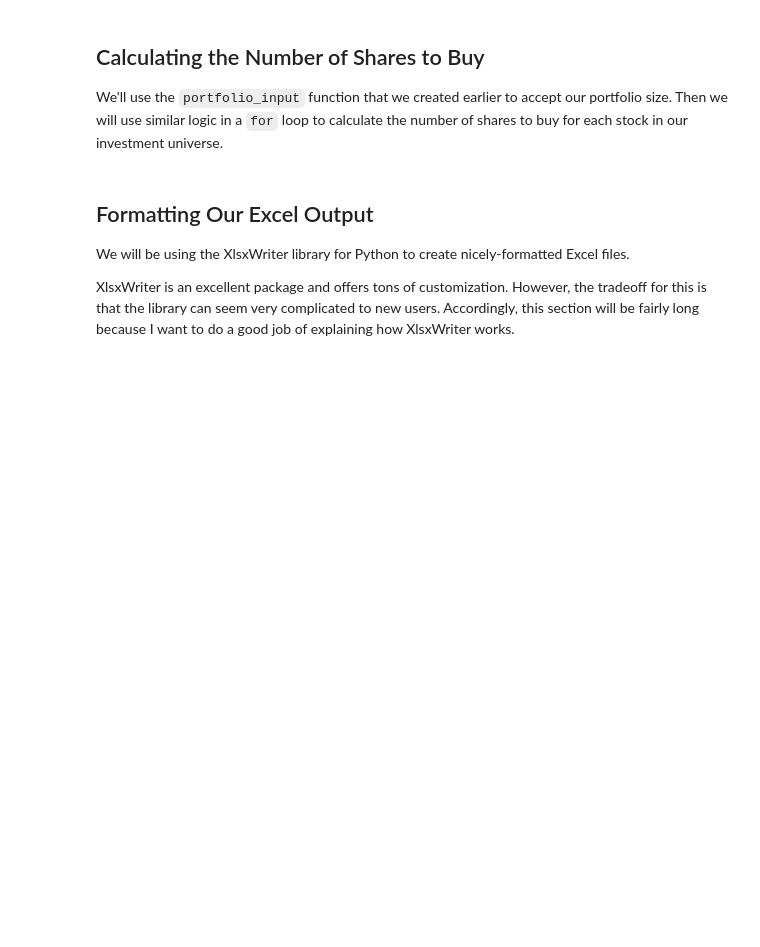
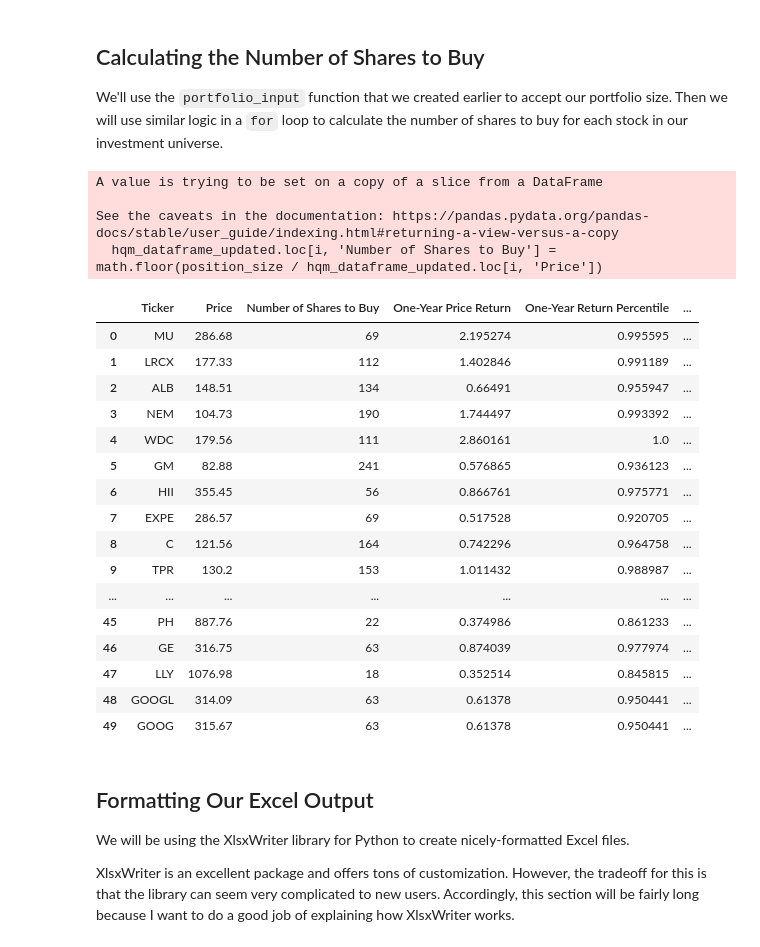
Before and after one commit to JeffreyPatino/algorithmic-trading-python, a Jupyter notebook: starter_files/002_quantitative_momentum_strategy.ipynb, the cells around one changed output. Saved outputs shown, nothing was run; the diff lists cells and outputs as text; code cells hidden in the pictures; blank space fills up the shorter version.

```diff
--- a/starter_files/002_quantitative_momentum_strategy.ipynb
+++ b/starter_files/002_quantitative_momentum_strategy.ipynb
@@ -80,3 +177,10 @@ Now we need to create a blank DataFrame and add our data to the data frame one-b
 The investment strategy that we're building seeks to identify the 50 highest-momentum stocks in the S&P 500.
 
 Because of this, the next thing we need to do is remove all the stocks in our DataFrame that fall below this momentum threshold. We'll sort the DataFrame by the stocks' one-year price return, and drop all stocks outside the top 50.
+# %%
+final_dataframe_updated = final_dataframe[final_dataframe['One-Year Price Return'] != 'N/A']
+
+final_dataframe_updated = final_dataframe_updated.sort_values('One-Year Price Return', ascending=False)
+final_dataframe_updated = final_dataframe_updated[:50]
+final_dataframe_updated.reset_index(inplace=True, drop=True)
+final_dataframe_updated
@@ -88,0 +225,6 @@ Since we've already done most of the work on this, try to complete the following
+# %%
+position_size = float(portfolio_size) / len(final_dataframe_updated.index)
+for i in range(0, len(final_dataframe_updated.index)):
+    final_dataframe_updated.loc[i, 'Number of Shares to Buy'] = math.floor(position_size / final_dataframe_updated.loc[i, 'Price'])
+
+final_dataframe_updated
@@ -134,3 +458,31 @@ We'll use the `portfolio_input` function that we created earlier to accept our p
+# %%
+position_size = float(portfolio_size) / len(hqm_dataframe_updated.index)
+for i in hqm_dataframe_updated.index:
+    hqm_dataframe_updated.loc[i, 'Number of Shares to Buy'] = math.floor(position_size / hqm_dataframe_updated.loc[i, 'Price'])
+
+hqm_dataframe_updated
+# %% [output]
+A value is trying to be set on a copy of a slice from a DataFrame
+
+See the caveats in the documentation: https://pandas.pydata.org/pandas-docs/stable/user_guide/indexing.html#returning-a-view-versus-a-copy
+  hqm_dataframe_updated.loc[i, 'Number of Shares to Buy'] = math.floor(position_size / hqm_dataframe_updated.loc[i, 'Price'])
+|  | Ticker | Price | Number of Shares to Buy | One-Year Price Return | One-Year Return Percentile | ... |
+| 0 | MU | 286.68 | 69 | 2.195274 | 0.995595 | ... |
+| 1 | LRCX | 177.33 | 112 | 1.402846 | 0.991189 | ... |
+| 2 | ALB | 148.51 | 134 | 0.66491 | 0.955947 | ... |
+| 3 | NEM | 104.73 | 190 | 1.744497 | 0.993392 | ... |
+| 4 | WDC | 179.56 | 111 | 2.860161 | 1.0 | ... |
+| 5 | GM | 82.88 | 241 | 0.576865 | 0.936123 | ... |
+| 6 | HII | 355.45 | 56 | 0.866761 | 0.975771 | ... |
+| 7 | EXPE | 286.57 | 69 | 0.517528 | 0.920705 | ... |
+| 8 | C | 121.56 | 164 | 0.742296 | 0.964758 | ... |
+| 9 | TPR | 130.2 | 153 | 1.011432 | 0.988987 | ... |
+| ... | ... | ... | ... | ... | ... | ... |
+| 45 | PH | 887.76 | 22 | 0.374986 | 0.861233 | ... |
+| 46 | GE | 316.75 | 63 | 0.874039 | 0.977974 | ... |
+| 47 | LLY | 1076.98 | 18 | 0.352514 | 0.845815 | ... |
+| 48 | GOOGL | 314.09 | 63 | 0.61378 | 0.950441 | ... |
+| 49 | GOOG | 315.67 | 63 | 0.61378 | 0.950441 | ... |
 # %% [markdown]
 ## Formatting Our Excel Output
 
```
Also changed, not shown: parts of 18 cells of this notebook, 3 other files.
